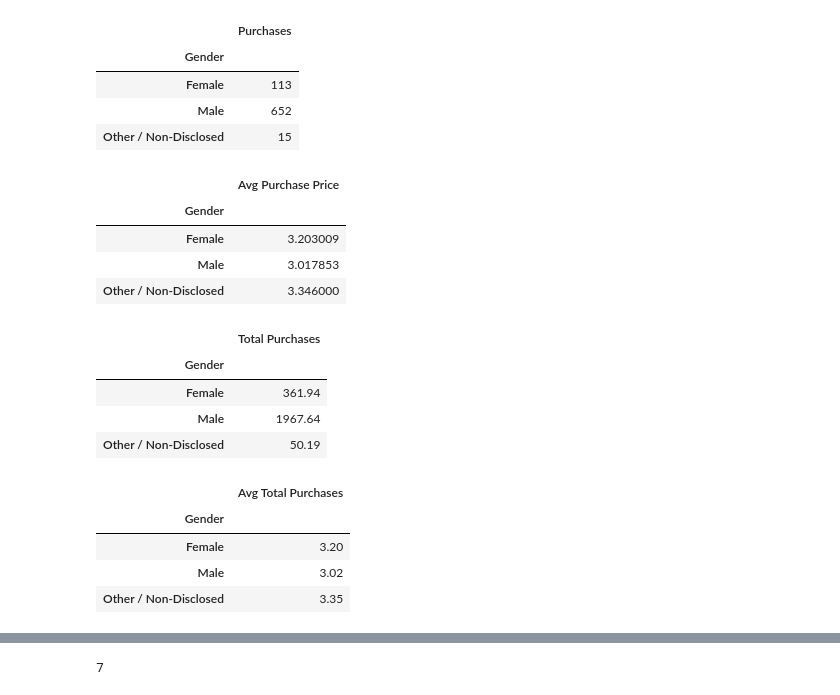
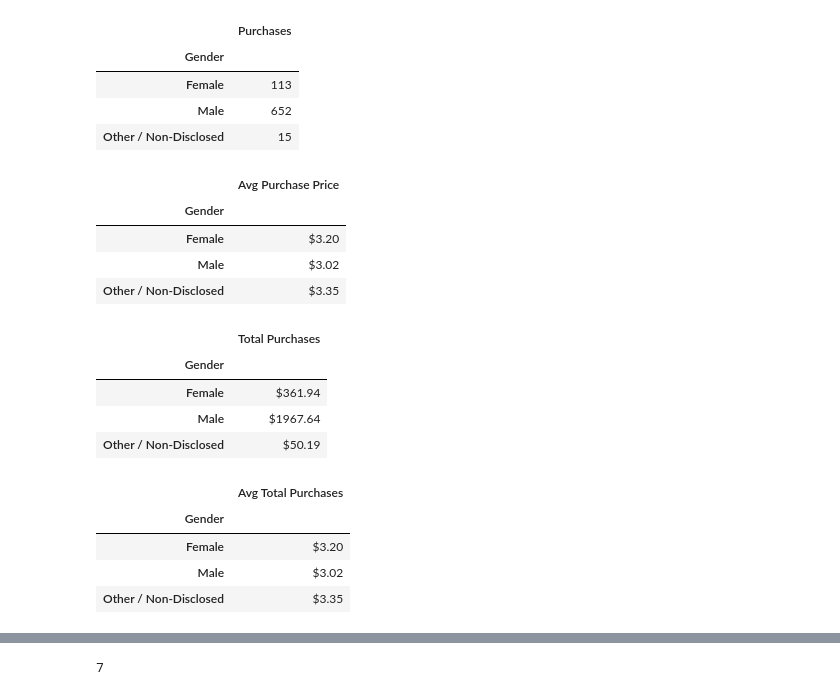
Before and after one commit to KindraE/Numpy-Pandas, a Jupyter notebook: PandasRecap.ipynb, the cells around one changed output, grey strips where cells are left out. Cells and saved outputs as stored; diff of their text form; code cells hidden in the pictures.

```diff
--- a/PandasRecap.ipynb
+++ b/PandasRecap.ipynb
@@ -148,36 +148,39 @@ purchases_count_df
 # %%
 # Average Price by Gender
 average_df = gender_grouped_by.mean()
 average = average_df.loc[:, "Price"]
 average_price_df = average.to_frame()
+average_price_df ["Price"] = average_price_df["Price"].map("${:.2f}".format)
 average_price_df = average_price_df.rename(index=str, columns={"Price": "Avg Purchase Price"})
 
 average_price_df
 # %% [output]
 |  | Avg Purchase Price |
 | Gender |  |
-| Female | 3.203009 |
-| Male | 3.017853 |
-| Other / Non-Disclosed | 3.346000 |
+| Female | $3.20 |
+| Male | $3.02 |
+| Other / Non-Disclosed | $3.35 |
 # %%
 # Total Purchase Value
 total_purchase_df = gender_grouped_by.sum()
 total_purchase = total_purchase_df.loc[:, "Price"]
 total_price_df = total_purchase.to_frame()
+total_price_df ["Price"] = total_price_df["Price"].map("${:.2f}".format)
 total_price_df = total_price_df.rename(index=str, columns={"Price": "Total Purchases"})
 
 total_price_df
 # %% [output]
 |  | Total Purchases |
 | Gender |  |
-| Female | 361.94 |
-| Male | 1967.64 |
-| Other / Non-Disclosed | 50.19 |
+| Female | $361.94 |
+| Male | $1967.64 |
+| Other / Non-Disclosed | $50.19 |
 # %%
 # Average Purchase Value
 average_purchase_df = gender_grouped_by.mean()
 average_purchase = round(average_purchase_df.loc[:, "Price"], 2)
 average_total_purchase_df = average_purchase.to_frame()
+average_total_purchase_df ["Price"] = average_total_purchase_df["Price"].map("${:.2f}".format)
 average_total_purchase_df = average_total_purchase_df.rename(index=str, columns={"Price": "Avg Total Purchases"})
 
 #average_total_purchase_df = round(average_total_purchase_df["Price"].mean(), 2)
@@ -188,9 +191,9 @@ average_total_purchase_df
 # %% [output]
 |  | Avg Total Purchases |
 | Gender |  |
-| Female | 3.20 |
-| Male | 3.02 |
-| Other / Non-Disclosed | 3.35 |
+| Female | $3.20 |
+| Male | $3.02 |
+| Other / Non-Disclosed | $3.35 |
 # %%
 # Display in a Summary Data Frame
 purchasing_summary_df = pd.DataFrame(
```
Also changed, not shown: parts of 22 cells of this notebook.
